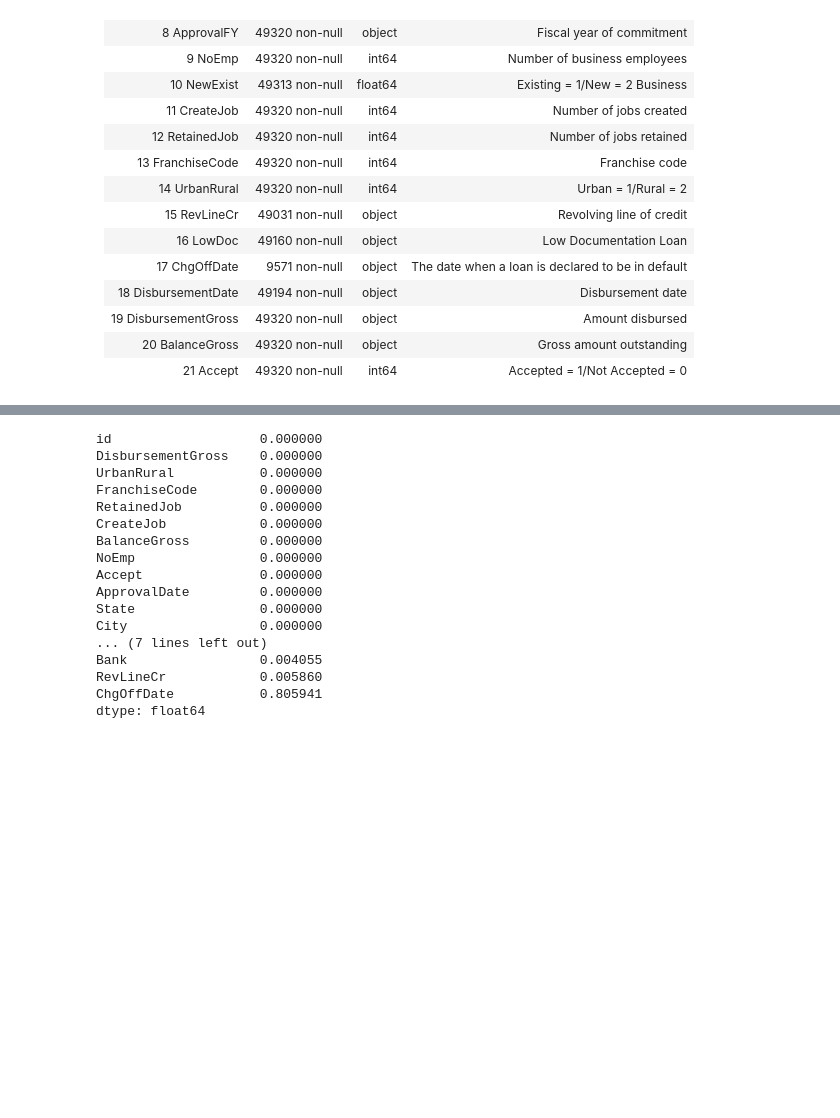
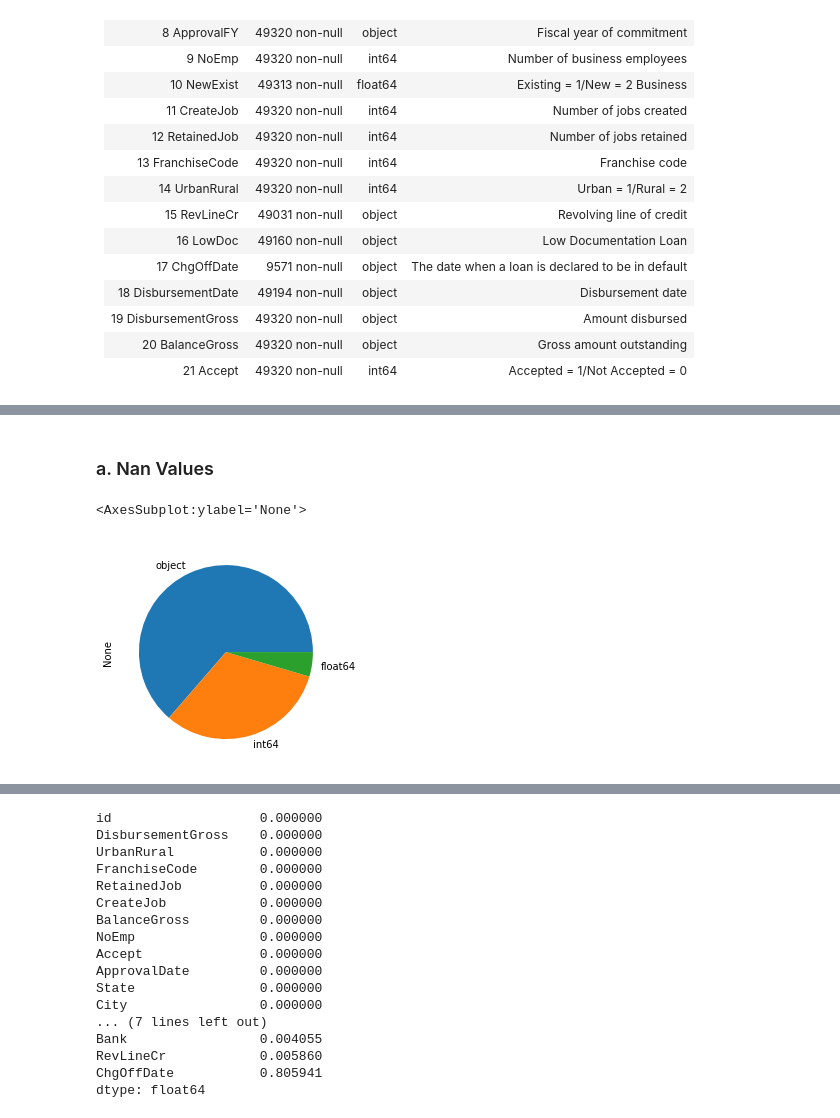
Before and after one commit to LosCDAWs/Challenge, a Jupyter notebook: Challenge.ipynb, the cells around one changed output, grey strips where cells are left out. Drawn from its saved outputs; the diff is of its cells as text; code cells hidden in the pictures; blank space fills up the shorter version.

```diff
--- a/Challenge.ipynb
+++ b/Challenge.ipynb
@@ -27,7 +29,7 @@ import numpy as np
 import pandas as pd
 from pandas import Series, DataFrame
 
-df = pd.read_csv('data/train.csv')
+data = pd.read_csv('data/train.csv', sep=",", encoding = "ISO-8859-1")
 df
 # %% [output]
 |  | id | LoanNr_ChkDgt | Name | City | State | Bank | BankState | ApprovalDate | ApprovalFY | ... |
@@ -109,0 +125,2 @@ df.describe()
+# %%
+df = data.copy()
@@ -109,0 +137,7 @@ df.describe()
+# %% [markdown]
+### a. Nan Values
+# %%
+df.dtypes.value_counts().plot.pie()
+# %% [output]
+<AxesSubplot:ylabel='None'>
+[figure, added]
```
Also changed, not shown: parts of 25 cells of this notebook, 1 other file.
